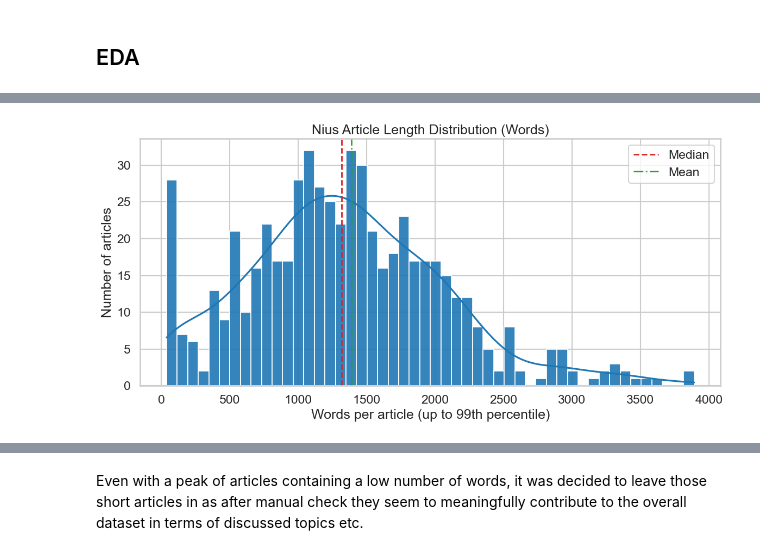
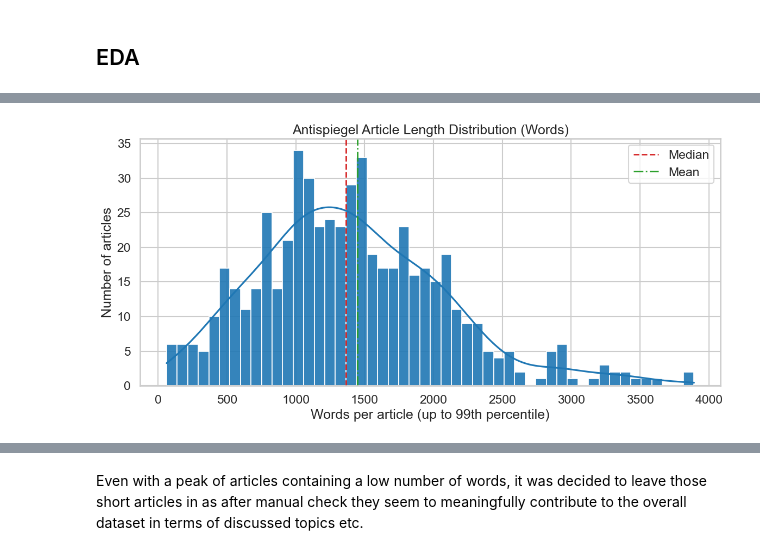
Before and after one commit to mattishaumann/Thesis, a Jupyter notebook: data preprocessing/05_Antispiegel.ipynb, the cells around one changed output, grey strips where cells are left out. Drawn from its saved outputs; the diff is of its cells as text; code cells hidden in the pictures.

```diff
--- a/data preprocessing/05_Antispiegel.ipynb
+++ b/data preprocessing/05_Antispiegel.ipynb
@@ -337,28 +339,28 @@ Name: article_length_words, dtype: float64
 # %%
 q99 = eda_df["article_length_words"].quantile(0.99)
 length_plot = eda_df[eda_df["article_length_words"] <= q99]
 
 fig, ax = plt.subplots(figsize=(12, 6))
 sns.histplot(
     length_plot["article_length_words"],
     bins=50,
     kde=True,
     color="#1f77b4",
     edgecolor="white",
     alpha=0.9,
     ax=ax,
 )
 
 ax.axvline(eda_df["article_length_words"].median(), color="#d62728", linestyle="--", linewidth=2, label="Median")
 ax.axvline(eda_df["article_length_words"].mean(), color="#2ca02c", linestyle="-.", linewidth=2, label="Mean")
-ax.set_title("Nius Article Length Distribution (Words)")
+ax.set_title("Antispiegel Article Length Distribution (Words)")
 ax.set_xlabel("Words per article (up to 99th percentile)")
 ax.set_ylabel("Number of articles")
 ax.legend()
 plt.tight_layout()
 plt.show()
 # %% [output]
-[figure, old version]
+[figure, new version]
 # %%
 # Filter articles with low word count (first bar in histogram, approximately 0-100 words)
 low_word_articles = eda_df[eda_df["article_length_words"] <= 200]
```
Also changed, not shown: parts of 28 cells of this notebook, 44 other files.
